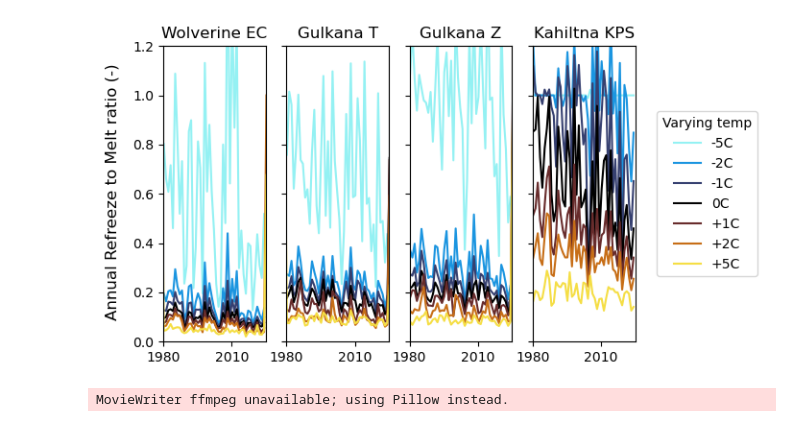
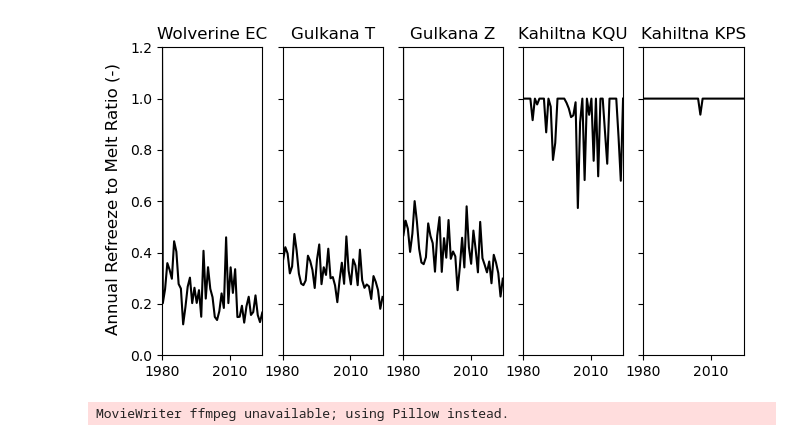
Before and after one commit to clairevwilson/CommunityFirnModel, a Jupyter notebook: CFM_main/firn_project.ipynb, the cells around one changed output. Cells and saved outputs as stored; diff of their text form; code cells hidden in the pictures.

```diff
--- a/CFM_main/firn_project.ipynb
+++ b/CFM_main/firn_project.ipynb
@@ -91,12 +178,19 @@ for site in ['EC']: #
 # ALL SITES SIMPLE FIGURE
 all_measured = []
 all_modeled = []
-string = 'noqm'
-sites_compare = ['KPS']
+string = 'tpx1'
+sites_compare = ['EC','T','Z','KPS']
 for site in sites_compare:
     # measured
-    glacier = 'wolverine' if site == 'EC' else 'kahiltna' if site == 'KPS' else 'gulkana'
-    date = dates_wolverine_spring[-1] if site == 'EC' else dates_kahiltna_spring[-1] if site == 'KPS' else '2025_04_20'
+    glacier = get_glacier(site)
+    if site == 'EC':
+        date = dates_wolverine[-1]
+    elif site == 'KPS':
+        date = dates_KPS[-1]
+    elif site == 'KQU':
+        date = dates_KQU[-1]
+    else:
+        date = '2025_04_20'
     density_meas, layer_tops, layer_bottoms = get_density_measured(site, date)
 
     # modeled
@@ -104,7 +198,8 @@ for site in sites_compare:
                    'T':f'{glacier}{site}/{glacier}{site}_{string}/CFMresults.hdf5',
                    'EC':f'{glacier}{site}/{glacier}{site}_{string}/CFMresults.hdf5',
                    'KPS':f'{glacier}{site}/{glacier}{site}_{string}/CFMresults.hdf5'}
-    cfm_fn = cfm_fn_dict[site]
+    # cfm_fn = cfm_fn_dict[site]
+    cfm_fn = f'{glacier}{site}/{glacier}{site}_{string}/CFMresults.hdf5'
     density_mod, depth_mod = get_var_modeled(out_fp + cfm_fn, date, 'density')
 
     # get depth of seasonal snow
@@ -351,75 +384,83 @@ for var in ['temperature']:
 # Plot vector timeseries
 var_labels = {'refreeze':'Refreeze (m w.e.)','DIP':'Firn Air Content (m)',
               'runoff':'Runoff (m w.e.)','meltvol':'Melt (m w.e.)',
-              'refreeze_ratio':'Refreeze to Melt ratio (-)'}
-sites = ['EC','T','Z','KPS']
+              'refreeze_ratio':'Refreeze to Melt Ratio (-)'}
+sites = ['EC','T','Z','KQU','KPS']
 var = 'meltvol'
-loop_on = 'temp'
+loop_on = 'none'
 plot_type = 'annual'    # 'cumulative' or 'annual'
 cmap = cmr.iceburn
 norm = mpl.colors.Normalize(vmin=0, vmax=6)
 for var in ['refreeze_ratio']:
-    fig, axes = plt.subplots(1, len(sites) + 1, figsize=(len(sites)*2, 4),
+    n_panels = len(sites) + 1 if loop_on not in ['sites','none'] else len(sites)
+    fig, axes = plt.subplots(1, n_panels, figsize=(len(sites)*1.5, 4),
                          sharex=True, sharey=True)
     for ax, site in zip(axes, sites):
         if loop_on in ['surftemp','temp']:
             loop = [-5, -2, -1, 0, 1, 2, 5]
         elif loop_on == 'accum':
             loop = [0.5,0.667,0.9,1,1.1,1.5,2]
+        elif loop_on == 'none':
+            loop = [1]
 
         for i, val in enumerate(loop):
-            glacier = 'wolverine' if site == 'EC' else 'kahiltna' if site == 'KPS' else 'gulkana'
+            glacier = get_glacier(site)
             n_steps = 5
             max_depth = 25
             # output = h5py.File(base_fp + f'Output/{glacier}{site}/{glacier}{site}_1_0/CFMresults.hdf5')
-            if loop_on == 'sites':
-                fstring = '1'
+            if loop_on in ['sites','none']:
+                fstring = 'sitecal'
             elif loop_on == 'surftemp':
                 val_string = '+'+str(val) if val > 0 else str(val)
                 fstring = 'TS' + str(val_string)
             elif loop_on == 'temp':
                 fstring = '+'+str(val) if val > 0 else str(val)
-            elif loop_on == 'accum':
+            elif loop_on =='accum':
                 fstring = str(val)
-            output = h5py.File(base_fp + f'Output/{glacier}{site}/{glacier}{site}_{fstring}_0/CFMresults.hdf5')
+            output = h5py.File(base_fp + f'Output/{glacier}{site}/{glacier}{site}_{fstring}/CFMresults.hdf5')
 
             # get times and data into the correct format
             times = np.array(from_decimal_year(output['density'][1:, 0]))
             if var != 'refreeze_ratio':
                 var_data = output[var][1:, 1]
             elif var == 'refreeze_ratio':
                 df = pd.DataFrame({'melt': output['meltvol'][1:, 1], 'refreeze':output['refreeze'][1:, 1]}, index=times)
                 df = df.resample('YS-APR').sum()
                 var_data = df['refreeze'] / df['melt']
-                times = df.index
+                times = df.index[:-1]
+                var_data = var_data[:-1]
             if var in ['meltvol','refreeze','runoff'] and plot_type == 'cumulative':
                 var_data = np.cumsum(var_data)
             elif var != 'refreeze_ratio' and plot_type == 'annual':
                 df = pd.DataFrame({var: var_data}, index=times)
                 if var in ['meltvol','refreeze','runoff']:
                     df = df.resample('YS').sum()
                 else:
                     df = df.loc[pd.date_range(times[0], times[-1],freq='YS')]
                 var_data = df.values
                 times = df.index
 
-            ax.plot(times, var_data, c=cmap(norm(i)))
+            if loop_on == 'none' or loop_on == 'sites':
+                c = 'k'
+            else:
+                c=cmap(norm(i))
+            ax.plot(times, var_data, c=c)
             ax.set_ylim(0, 1.2)
             lstring = fstring + 'C' if 'temp' in loop_on else fstring
-            if ax == axes[0]:
-                axes[-1].plot(np.nan, np.nan, c=cmap(norm(i)), label=lstring)
-            ax.set_xlim(pd.to_datetime('1980-04-20'), pd.to_datetime('2025'))
+            if ax == axes[0] and loop_on not in ['sites','none']:
+                axes[-1].plot(np.nan, np.nan, c=c, label=lstring)
+                axes[-1].legend(loc='center',title=f'Varying {loop_on}')
+                axes[-1].axis('off')
+            ax.set_xlim(pd.to_datetime('1981-04-20'), pd.to_datetime('2024-05-01'))
             ax.set_xticks(pd.date_range(times[0], times[-1], freq='30YS'))
             ax.xaxis.set_major_formatter(mpl.dates.DateFormatter('%Y'))
         ax.set_title(f'{glacier.capitalize()} {site}')
-    axes[-1].legend(loc='center',title=f'Varying {loop_on}')
-    axes[-1].axis('off')
     title = plot_type.capitalize()+' '+var_labels[var] if var != 'DIP' else var_labels[var]
     fig.supylabel(title,x=0.05)
     plt.savefig(base_fp+f'Figs/CFM_site_comparison_{var}_varying{loop_on}.png', dpi=200, bbox_inches='tight')
     plt.show()
 # %% [output]
-[figure, old version]
+[figure, new version]
 # %%
 # ANIMATE
 site = 'EC'
```
Also changed, not shown: parts of 21 cells of this notebook, 9 other files.
